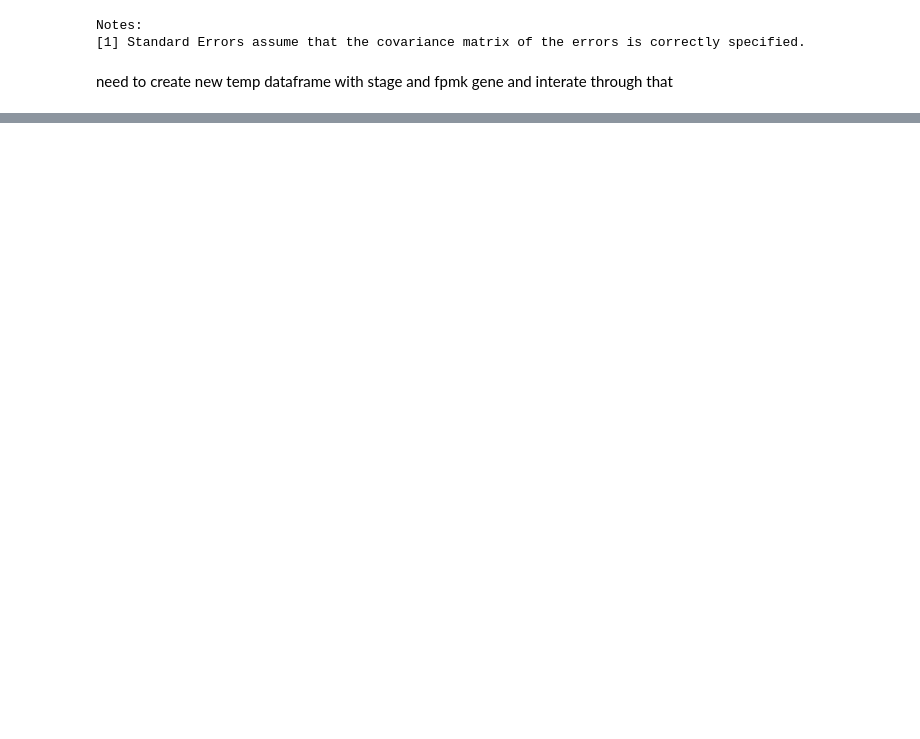
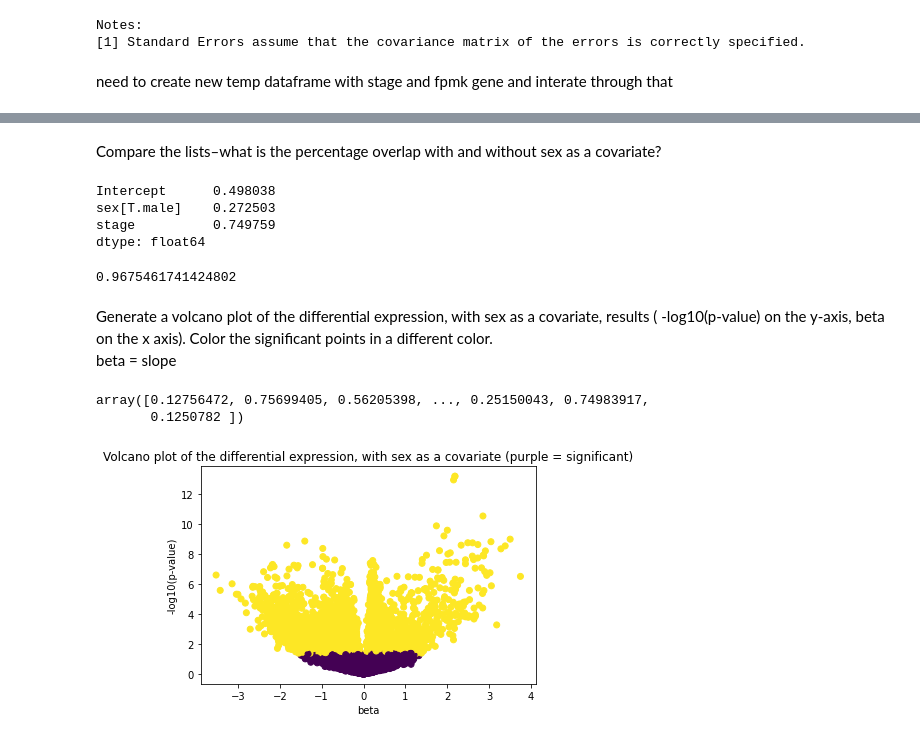
Before and after one commit to rgenner/qbb2021-answers, a Jupyter notebook: week9/Week9_HW.ipynb, the cells around one changed output, grey strips where cells are left out. Cells and saved outputs as stored; diff of their text form; code cells hidden in the pictures; blank space fills up the shorter version.

```diff
--- a/week9/Week9_HW.ipynb
+++ b/week9/Week9_HW.ipynb
@@ -383,0 +476,16 @@ need to create new temp dataframe with stage and fpmk gene and interate through
+# %%
+p_vals_sex = []
+beta = []
+for FB in FPKM_flipped.iloc[:,1:-2]:
+    F = FB + " ~ stage + sex"
+    FPKM_x = smf.ols(formula = F, data = FPKM_flipped)
+    results = FPKM_x.fit()
+    p_vals_sex.append(results.pvalues[2])
+    beta.append(results.params[2])
+
+import statsmodels.stats
+fdr_10_sex = statsmodels.stats.multitest.fdrcorrection(p_vals_sex, alpha=0.10)
+fdr_10_sex[0]
+
+list_of_genes_sex = FPKM_flipped.iloc[:,1:-2].loc[:,fdr_10_sex[0]].columns
+list_of_genes_sex
@@ -383,0 +501,31 @@ need to create new temp dataframe with stage and fpmk gene and interate through
+# %% [markdown]
+Compare the lists–what is the percentage overlap with and without sex as a covariate?
+# %%
+results.pvalues
+# %% [output]
+Intercept      0.498038
+sex[T.male]    0.272503
+stage          0.749759
+dtype: float64
+# %%
+overlap = 1- ((len(list_of_genes) - len(list_of_genes_sex))/len(list_of_genes))
+overlap
+# %% [output]
+0.9675461741424802
+# %% [markdown]
+Generate a volcano plot of the differential expression, with sex as a covariate, results ( -log10(p-value) on the y-axis, beta on the x axis). Color the significant points in a different color. <br>
+beta = slope
+# %%
+p_vals_sex_log10 = -np.log10(p_vals_sex)
+p_vals_sex_log10
+# %% [output]
+array([0.12756472, 0.75699405, 0.56205398, ..., 0.25150043, 0.74983917,
+       0.1250782 ])
+# %%
+plt.scatter(beta, p_vals_sex_log10, c=fdr_10_sex[0])
+plt.xlabel("beta")
+plt.ylabel("-log10(p-value)")
+plt.title("Volcano plot of the differential expression, with sex as a covariate (purple = significant)")
+plt.show()
+# %% [output]
+[figure, added]
```
Also changed, not shown: parts of 17 cells of this notebook.
